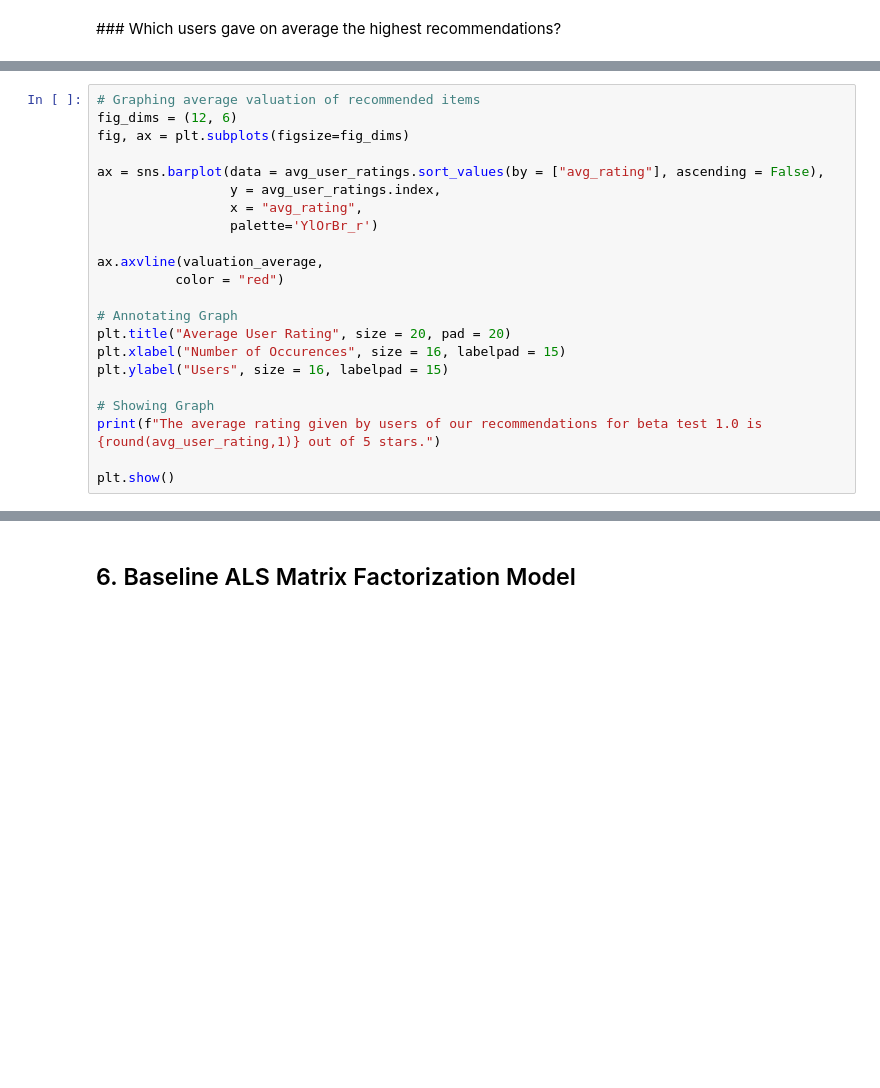
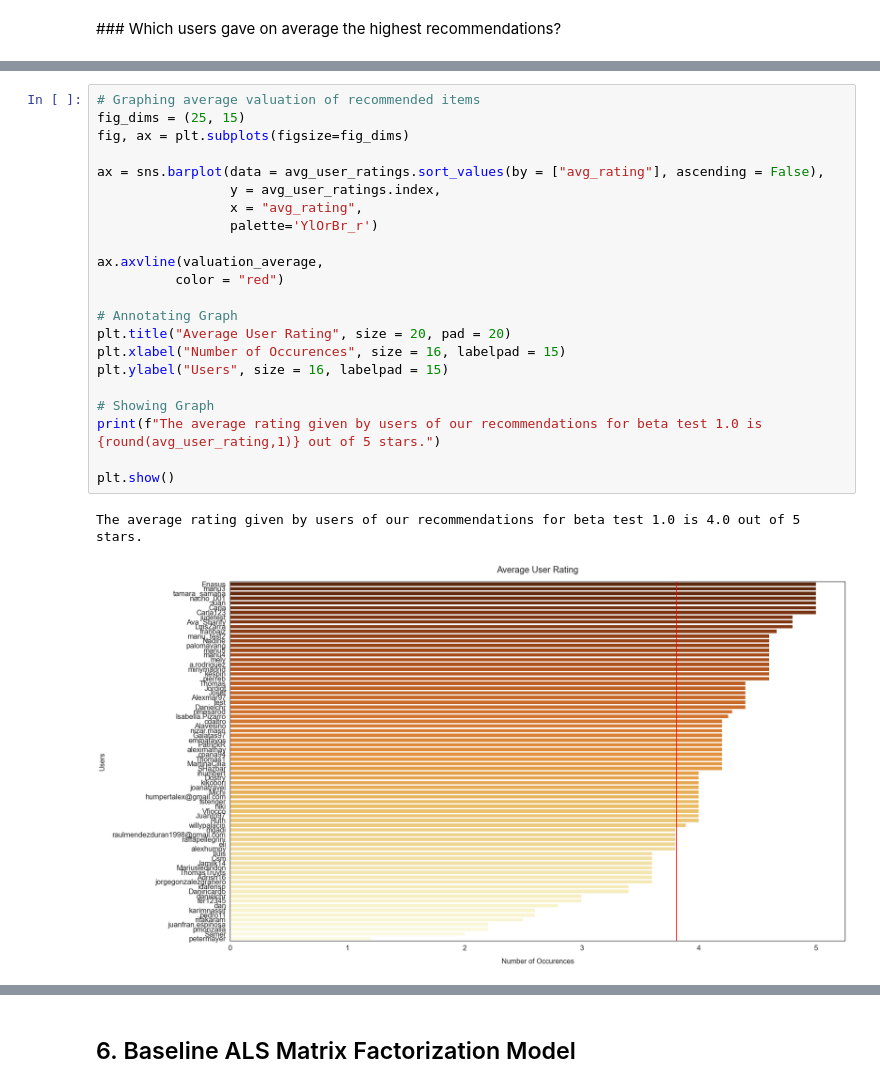
Before and after one commit to Hupperich-Manuel/Smart_Tourism, a Jupyter notebook: notebook_ml/final_capstone_notebook.ipynb, the cells around one changed output, grey strips where cells are left out. Cells and saved outputs as stored; diff of their text form; blank space fills up the shorter version.

Commit message:
changes in visualizations

```diff
--- a/notebook_ml/final_capstone_notebook.ipynb
+++ b/notebook_ml/final_capstone_notebook.ipynb
@@ -1188,25 +1348,28 @@ print(f"{users_below_average} received a rating below the average of {round(len(
 # %%
 # Graphing average valuation of recommended items
-fig_dims = (12, 6)
+fig_dims = (25, 15)
 fig, ax = plt.subplots(figsize=fig_dims)
 
 ax = sns.barplot(data = avg_user_ratings.sort_values(by = ["avg_rating"], ascending = False),
                  y = avg_user_ratings.index,
                  x = "avg_rating",
                  palette='YlOrBr_r')
 
 ax.axvline(valuation_average,
           color = "red")
 
 # Annotating Graph
 plt.title("Average User Rating", size = 20, pad = 20)
 plt.xlabel("Number of Occurences", size = 16, labelpad = 15)
 plt.ylabel("Users", size = 16, labelpad = 15)
 
 # Showing Graph
 print(f"The average rating given by users of our recommendations for beta test 1.0 is {round(avg_user_rating,1)} out of 5 stars.")
 
 plt.show()
+# %% [output]
+The average rating given by users of our recommendations for beta test 1.0 is 4.0 out of 5 stars.
+[figure, added]
 # %%
 # Graphing average valuation of recommended items
 fig_dims = (12, 6)
```
Also changed, not shown: parts of 136 cells of this notebook.
